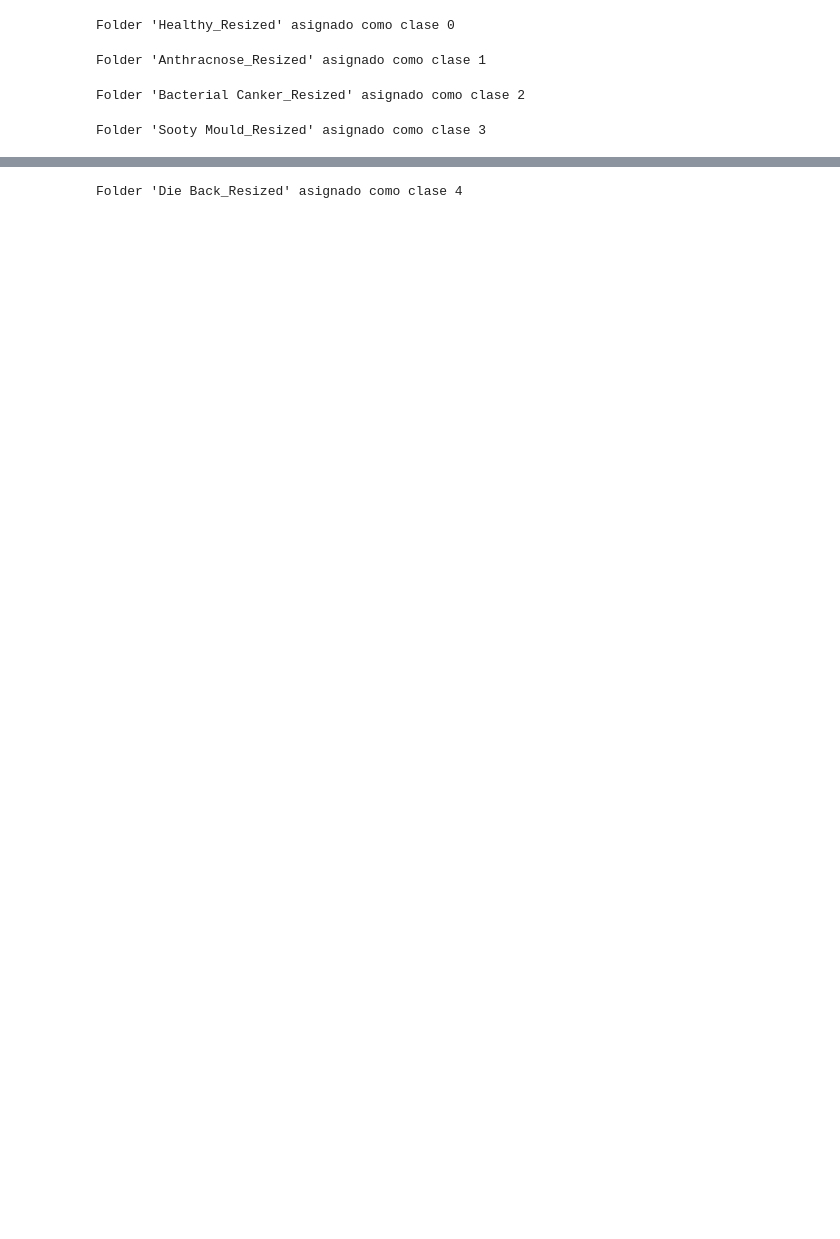
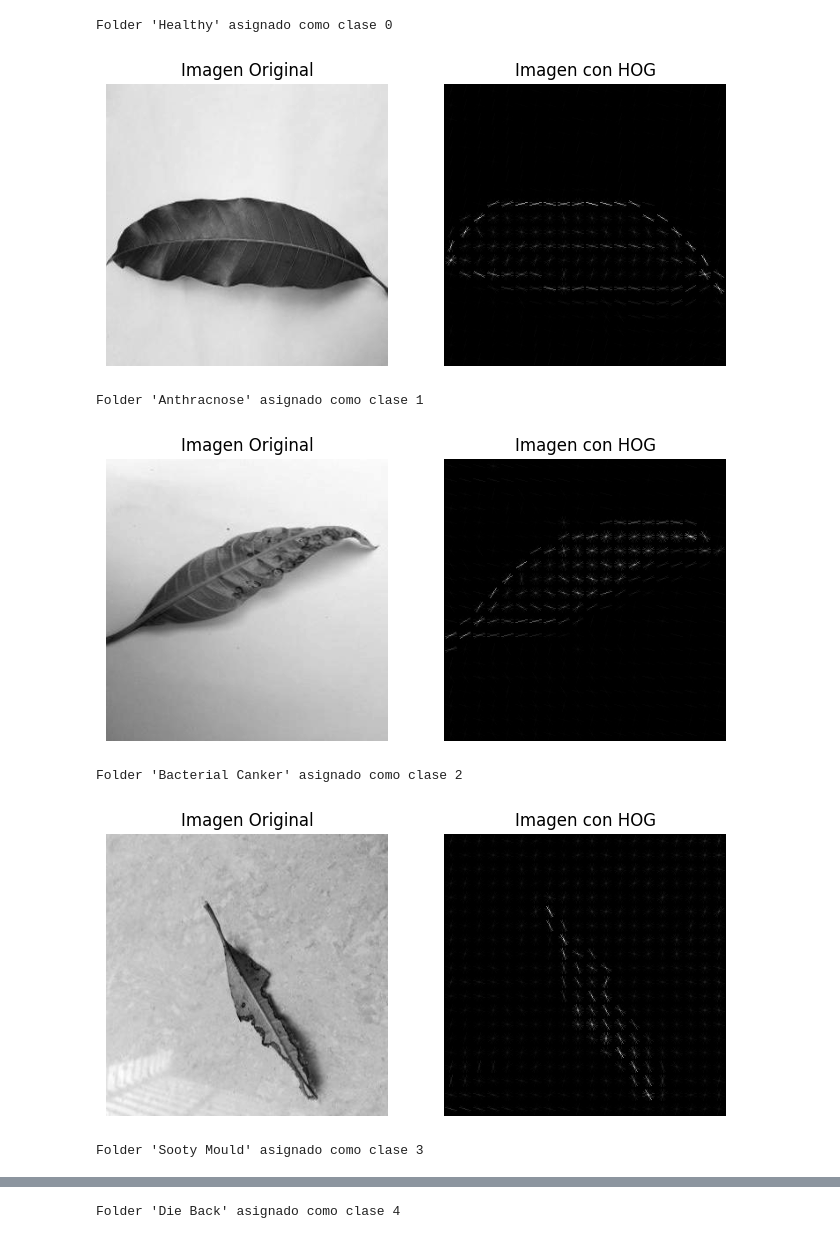
Before and after one commit to KarolinaA09/Karolina-Acosta, a Jupyter notebook: Ejercicio_S8_Regresión_logística.ipynb, the cells around one changed output, grey strips where cells are left out. Cells and saved outputs as stored; diff of their text form; code cells hidden in the pictures; blank space fills up the shorter version.

```diff
--- a/Ejercicio_S8_Regresión_logística.ipynb
+++ b/Ejercicio_S8_Regresión_logística.ipynb
@@ -66,59 +120,72 @@ Mounted at /content/drive
 # %%
-import os
-import cv2
-import pandas as pd
-import numpy as np
-from skimage.feature import hog
-from tqdm import tqdm
-
 # Directorio base
-base_dir = '/content/drive/MyDrive/DECIMO SEMESTRE/VISION POR COMPUTADOR /mango_leaf_disease_Resized'
+base_dir = '/content/drive/MyDrive/DECIMO SEMESTRE/VISION POR COMPUTADOR /mango_leaf_disease_resize'
 
 # Función para calcular el HOG de una imagen
 def calculate_hog(image):
     # Calcula el HOG
-    hog_features, _ = hog(image, orientations=8, pixels_per_cell=(16, 16),
+    hog_features, hog_image = hog(image, orientations=8, pixels_per_cell=(16, 16),
                           cells_per_block=(1, 1), visualize=True)
-    return hog_features
+    return hog_features, hog_image
 
 # Lista para almacenar los datos
 data = []
 
 # Diccionario para mapear nombres de carpeta a números
 folder_mapping = {}
 
 # Itera sobre cada carpeta
 for class_label, folder_name in enumerate(os.listdir(base_dir)):
     folder_path = os.path.join(base_dir, folder_name)
     if os.path.isdir(folder_path):
         # Asigna un número a la carpeta y guarda en el diccionario
         folder_mapping[folder_name] = class_label
         print(f"Folder '{folder_name}' asignado como clase {class_label}")
 
         # Itera sobre cada imagen en la carpeta
         for img_name in tqdm(os.listdir(folder_path)):
             img_path = os.path.join(folder_path, img_name)
             if os.path.isfile(img_path):
                 # Lee la imagen
                 img = cv2.imread(img_path, cv2.IMREAD_GRAYSCALE)
                 # Calcula el HOG
-                hog_features = calculate_hog(img)
+                hog_features, _ = calculate_hog(img)
                 # Agrega los datos a la lista
                 data.append([img_name, folder_name, class_label] + hog_features.tolist())
+
+        # Selecciona una imagen aleatoria
+        random_img_name = random.choice(os.listdir(folder_path))
+        random_img_path = os.path.join(folder_path, random_img_name)
+
+        # Lee la imagen aleatoria
+        random_img = cv2.imread(random_img_path, cv2.IMREAD_GRAYSCALE)
+
+        # Calcula el HOG y la imagen HOG de la imagen aleatoria
+        hog_features, hog_image = calculate_hog(random_img)
+
+        # Visualiza la imagen original y la imagen HOG
+        plt.figure(figsize=(8, 4))
+        plt.subplot(1, 2, 1)
+        plt.imshow(random_img, cmap='gray')
+        plt.title('Imagen Original')
+        plt.axis('off')
+        plt.subplot(1, 2, 2)
+        plt.imshow(hog_image, cmap='gray')
+        plt.title('Imagen con HOG')
+        plt.axis('off')
+        plt.show()
 
 # Crea el DataFrame
 columns = ['filename', 'folder', 'class'] + [f'hog_{i}' for i in range(len(data[0]) - 3)]
 df = pd.DataFrame(data, columns=columns)
 
 # Guarda el DataFrame en un archivo CSV
-df.to_csv('/content/drive/MyDrive/DECIMO SEMESTRE/VISION POR COMPUTADOR /mango_leaf_disease_Resized/hog_features_Resized_1.csv', index=False)
-
-# Imprime el mapeo de carpetas a clases
-print("\nMapeo de carpetas a clases:")
-for folder_name, class_label in folder_mapping.items():
-    print(f"'{folder_name}' -> Clase {class_label}")
+df.to_csv('/content/drive/MyDrive/DECIMO SEMESTRE/VISION POR COMPUTADOR /mango_leaf_disease_resize/hog_features_resized.csv', index=False)
 # %% [output]
-Folder 'Healthy_Resized' asignado como clase 0
+Folder 'Healthy' asignado como clase 0
+[figure, added]
-Folder 'Anthracnose_Resized' asignado como clase 1
+Folder 'Anthracnose' asignado como clase 1
+[figure, added]
-Folder 'Bacterial Canker_Resized' asignado como clase 2
+Folder 'Bacterial Canker' asignado como clase 2
+[figure, added]
-Folder 'Sooty Mould_Resized' asignado como clase 3
+Folder 'Sooty Mould' asignado como clase 3
@@ -125 +193 @@ Folder 'Sooty Mould_Resized' asignado como clase 3
-Folder 'Die Back_Resized' asignado como clase 4
+Folder 'Die Back' asignado como clase 4
```
Also changed, not shown: parts of 11 cells of this notebook.
